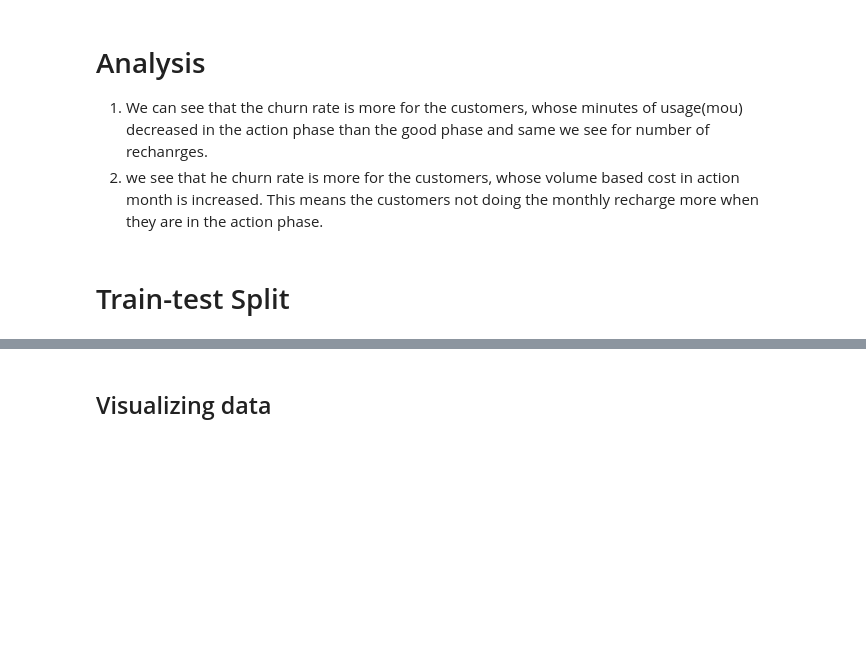
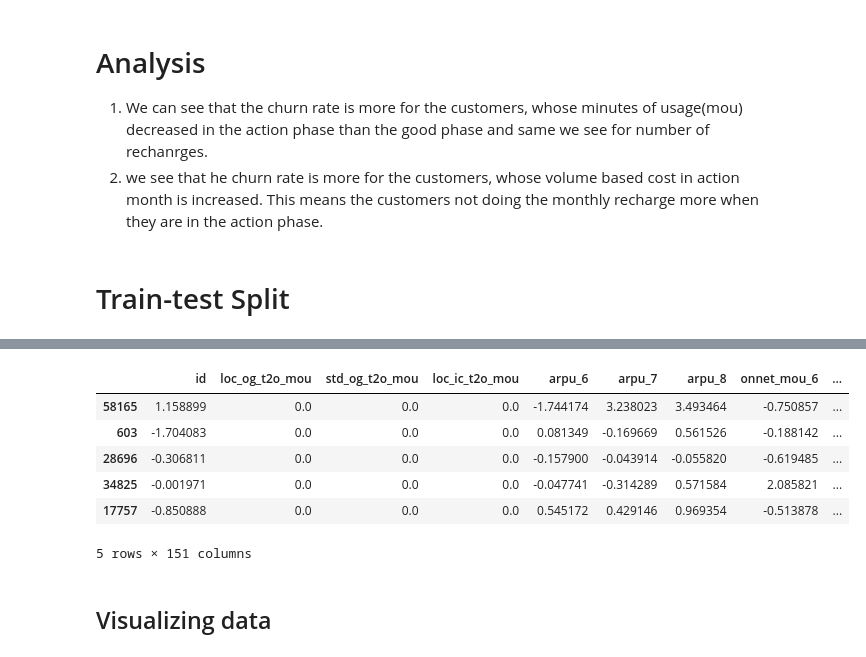
Before and after one commit to jays-26/temp-telcomchurm, a Jupyter notebook: groupv1.ipynb, the cells around one changed output, grey strips where cells are left out. Saved outputs shown, nothing was run; the diff lists cells and outputs as text; code cells hidden in the pictures; blank space fills up the shorter version.

```diff
--- a/groupv1.ipynb
+++ b/groupv1.ipynb
@@ -654,3 +696,15 @@ X_train, y_train = sm.fit_resample(X_train,y_train)
+# %%
+# Transform the test set
+X_test[cols_scale] = scaler.transform(X_test[cols_scale])
+X_test.head()
+# %% [output]
+|  | id | loc_og_t2o_mou | std_og_t2o_mou | loc_ic_t2o_mou | arpu_6 | arpu_7 | arpu_8 | onnet_mou_6 | ... |
+| 58165 | 1.158899 | 0.0 | 0.0 | 0.0 | -1.744174 | 3.238023 | 3.493464 | -0.750857 | ... |
+| 603 | -1.704083 | 0.0 | 0.0 | 0.0 | 0.081349 | -0.169669 | 0.561526 | -0.188142 | ... |
+| 28696 | -0.306811 | 0.0 | 0.0 | 0.0 | -0.157900 | -0.043914 | -0.055820 | -0.619485 | ... |
+| 34825 | -0.001971 | 0.0 | 0.0 | 0.0 | -0.047741 | -0.314289 | 0.571584 | 2.085821 | ... |
+| 17757 | -0.850888 | 0.0 | 0.0 | 0.0 | 0.545172 | 0.429146 | 0.969354 | -0.513878 | ... |
+5 rows × 151 columns
 # %% [markdown]
 ## Visualizing data
 # %%
```
Also changed, not shown: parts of 85 cells of this notebook.
